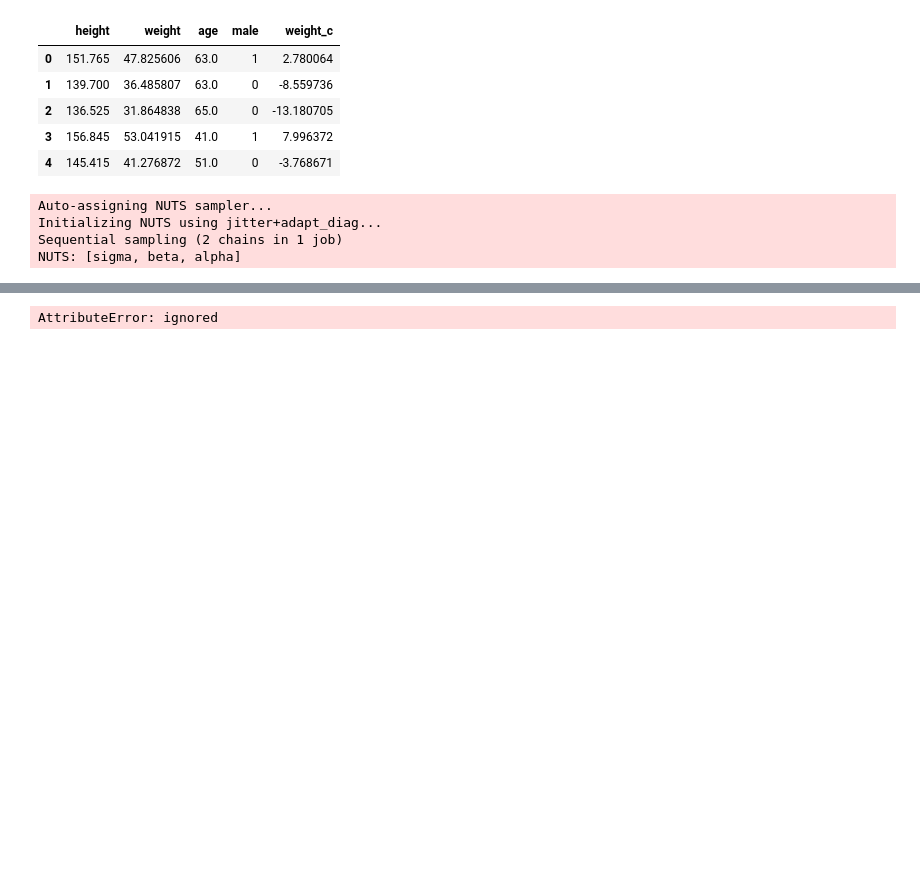
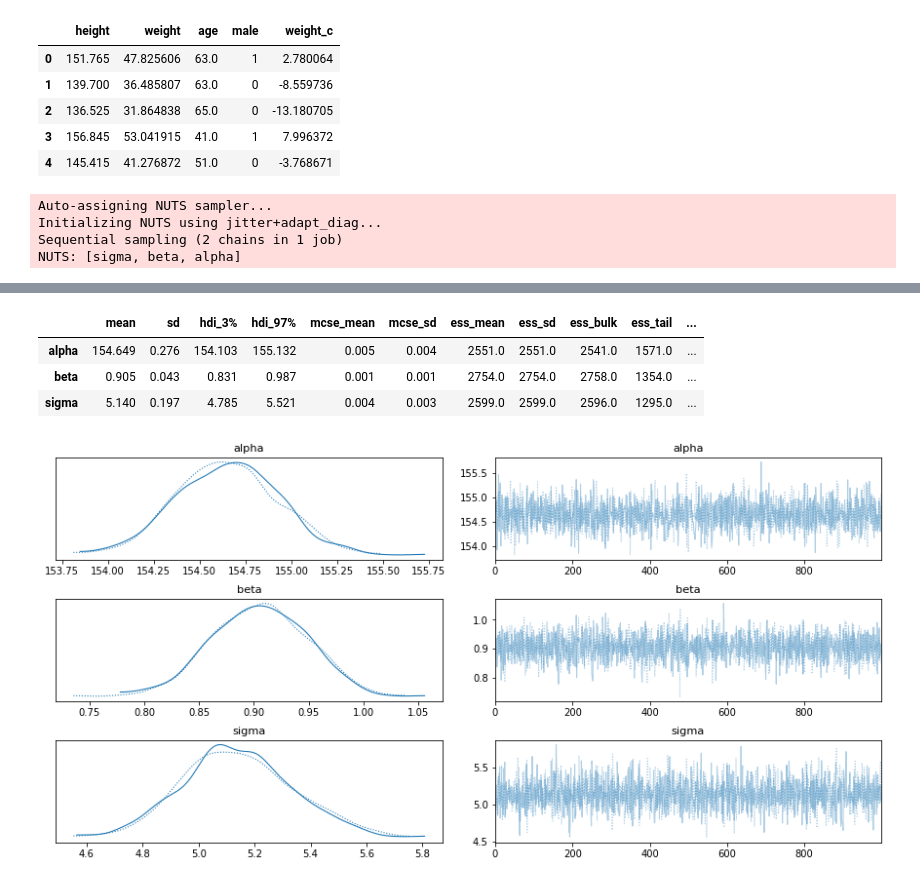
Before and after one commit to yebenbenben/Statistical-Rethinking-with-Python-and-PyMC3, a Jupyter notebook: Ch4.ipynb, the cells around one changed output, grey strips where cells are left out. Saved outputs shown, nothing was run; the diff lists cells and outputs as text; code cells hidden in the pictures; blank space fills up the shorter version.

```diff
--- a/Ch4.ipynb
+++ b/Ch4.ipynb
@@ -70,4 +86,16 @@ Text(0, 0.5, 'height')
+# %%
+with m_4_4_2:
+    summary = pm.summary(
+        trace_4_4_2,
+        var_names=["alpha", "beta", "sigma"],
+    )
+summary
+# %% [output]
+|  | mean | sd | hdi_3% | hdi_97% | mcse_mean | mcse_sd | ess_mean | ess_sd | ess_bulk | ess_tail | ... |
+| alpha | 154.649 | 0.276 | 154.103 | 155.132 | 0.005 | 0.004 | 2551.0 | 2551.0 | 2541.0 | 1571.0 | ... |
+| beta | 0.905 | 0.043 | 0.831 | 0.987 | 0.001 | 0.001 | 2754.0 | 2754.0 | 2758.0 | 1354.0 | ... |
+| sigma | 5.140 | 0.197 | 4.785 | 5.521 | 0.004 | 0.003 | 2599.0 | 2599.0 | 2596.0 | 1295.0 | ... |
 # %%
-_ = pm.traceplot(trace_4_4_2, var_names=["m", "b", "logs"])
+_ = pm.traceplot(trace_4_4_2, var_names=["alpha", "beta", "sigma"])
 # %% [output]
-AttributeError: ignored
+[figure, added]
```
Also changed, not shown: parts of 4 cells of this notebook.
